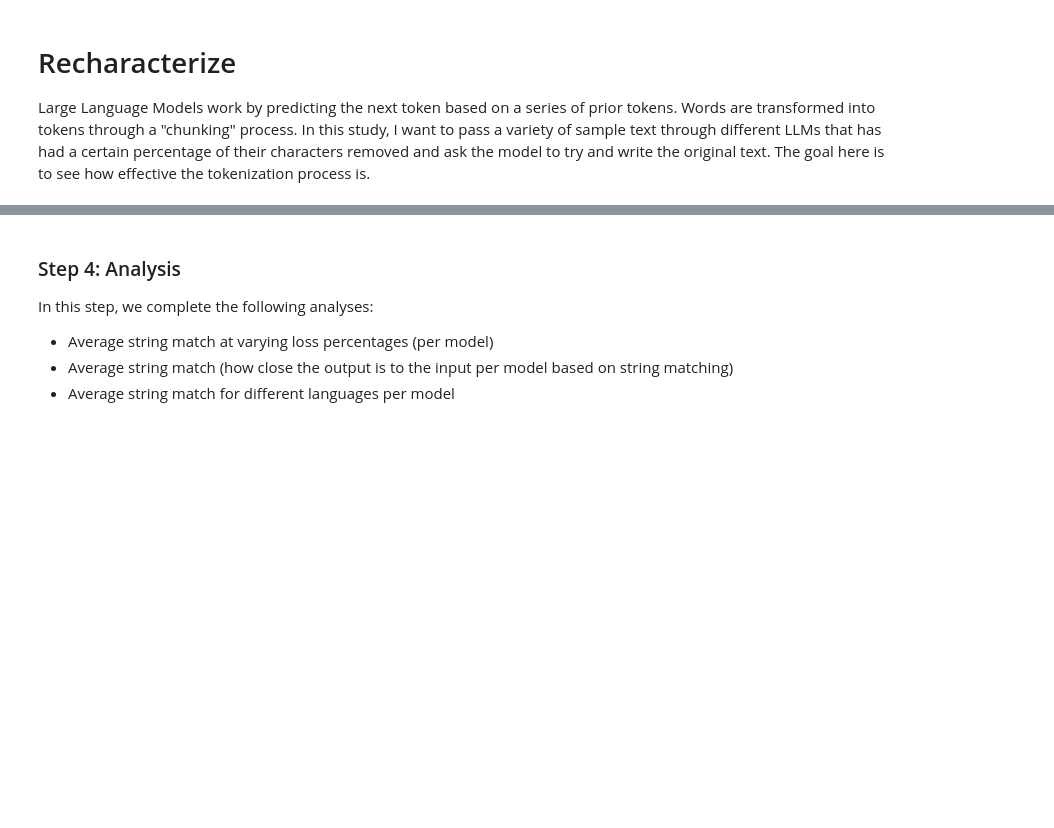
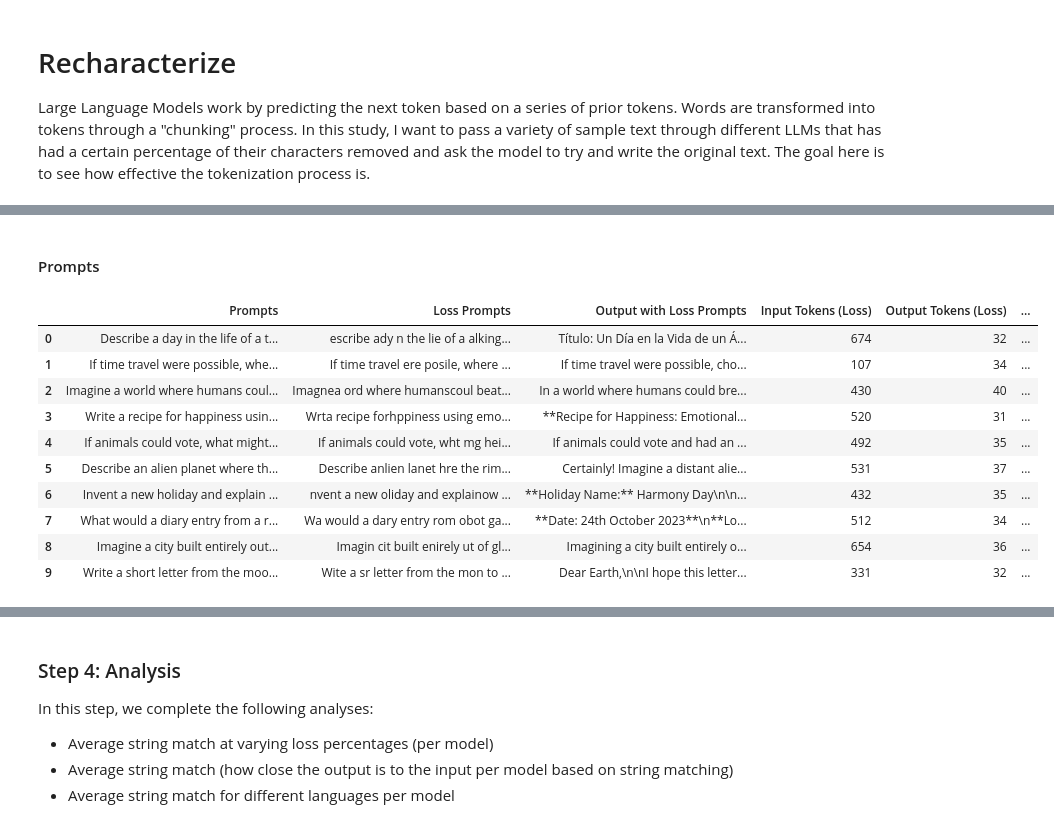
Before and after one commit to callahan2500/recharacterize, a Jupyter notebook: analysis.ipynb, the cells around one changed output, grey strips where cells are left out. Drawn from its saved outputs; the diff is of its cells as text; code cells hidden in the pictures; blank space fills up the shorter version.

```diff
--- a/analysis.ipynb
+++ b/analysis.ipynb
@@ -118,0 +441,47 @@ KeyboardInterrupt:
+# %% [markdown]
+#### Prompts
+# %%
+#PROMPT# - OPENAI
+test_prompts_openai = test_prompts.copy()
+test_prompts_openai['Loss Prompts'] = test_prompts_openai['Prompts'].apply(lambda x: remove_random_chars(x, loss))
+test_prompts_openai[['Output with Loss Prompts', 'Input Tokens (Loss)', 'Output Tokens (Loss)']] = (
+    test_prompts_openai['Loss Prompts']
+    .apply(lambda x: open_ai_rewrite(x, instructions_prompt))
+    .apply(pd.Series)
+)
+
+test_prompts_openai[['Output with Original Prompts', 'Input Tokens (Original)', 'Output Tokens (Original)']] = (
+    test_prompts_openai['Prompts']
+    .apply(lambda x: open_ai_rewrite(x,instructions_prompt))
+    .apply(pd.Series)
+)
+
+test_prompts_openai[['Output with Original Prompts (Control)', 'Input Tokens (Control)', 'Output Tokens (Control)']] = (
+    test_prompts_openai['Prompts']
+    .apply(lambda x: open_ai_rewrite(x,instructions_prompt))
+    .apply(pd.Series)
+)
+# %%
+#Similarity Columns - Control
+test_prompts_openai['Jaccard Similarity - Control'] = test_prompts_openai.apply(lambda row: jaccard_similarity(row['Output with Original Prompts'], row['Output with Original Prompts (Control)']), axis=1)
+test_prompts_openai['Levenshtein Distance - Control'] = test_prompts_openai.apply(lambda row: levenshtein_distance(row['Output with Original Prompts'], row['Output with Original Prompts (Control)']), axis=1)
+test_prompts_openai['Normalized Levenshtein Distance- Control'] = test_prompts_openai.apply(lambda row: normalized_levenshtein_similarity(row['Output with Original Prompts'], row['Output with Original Prompts (Control)']), axis=1)
+
+#Similarity Columns - Test
+test_prompts_openai['Jaccard Similarity - Test'] = test_prompts_openai.apply(lambda row: jaccard_similarity(row['Output with Loss Prompts'], row['Output with Original Prompts']), axis=1)
+test_prompts_openai['Levenshtein Distance - Test'] = test_prompts_openai.apply(lambda row: levenshtein_distance(row['Output with Loss Prompts'], row['Output with Original Prompts']), axis=1)
+test_prompts_openai['Normalized Levenshtein Distance- Test'] = test_prompts_openai.apply(lambda row: normalized_levenshtein_similarity(row['Output with Loss Prompts'], row['Output with Original Prompts']), axis=1)
+# %%
+test_prompts_openai
+# %% [output]
+|  | Prompts | Loss Prompts | Output with Loss Prompts | Input Tokens (Loss) | Output Tokens (Loss) | ... |
+| 0 | Describe a day in the life of a t... | escribe ady n the lie of a alking... | Título: Un Día en la Vida de un Á... | 674 | 32 | ... |
+| 1 | If time travel were possible, whe... | If time travel ere posile, where ... | If time travel were possible, cho... | 107 | 34 | ... |
+| 2 | Imagine a world where humans coul... | Imagnea ord where humanscoul beat... | In a world where humans could bre... | 430 | 40 | ... |
+| 3 | Write a recipe for happiness usin... | Wrta recipe forhppiness using emo... | **Recipe for Happiness: Emotional... | 520 | 31 | ... |
+| 4 | If animals could vote, what might... | If animals could vote, wht mg hei... | If animals could vote and had an ... | 492 | 35 | ... |
+| 5 | Describe an alien planet where th... | Describe anlien lanet hre the rim... | Certainly! Imagine a distant alie... | 531 | 37 | ... |
+| 6 | Invent a new holiday and explain ... | nvent a new oliday and explainow ... | **Holiday Name:** Harmony Day\n\n... | 432 | 35 | ... |
+| 7 | What would a diary entry from a r... | Wa would a dary entry rom obot ga... | **Date: 24th October 2023**\n**Lo... | 512 | 34 | ... |
+| 8 | Imagine a city built entirely out... | Imagin cit built enirely ut of gl... | Imagining a city built entirely o... | 654 | 36 | ... |
+| 9 | Write a short letter from the moo... | Wite a sr letter from the mon to ... | Dear Earth,\n\nI hope this letter... | 331 | 32 | ... |
```
Also changed, not shown: parts of 26 cells of this notebook, 5 other files.
